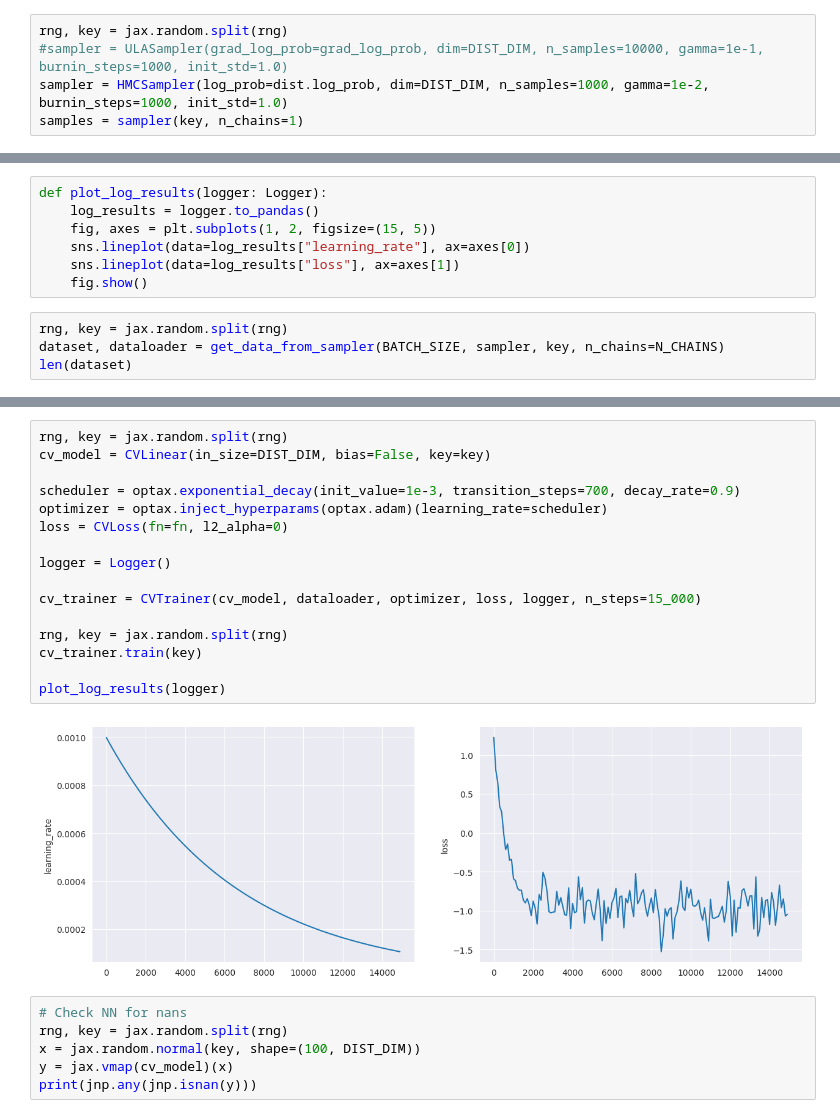
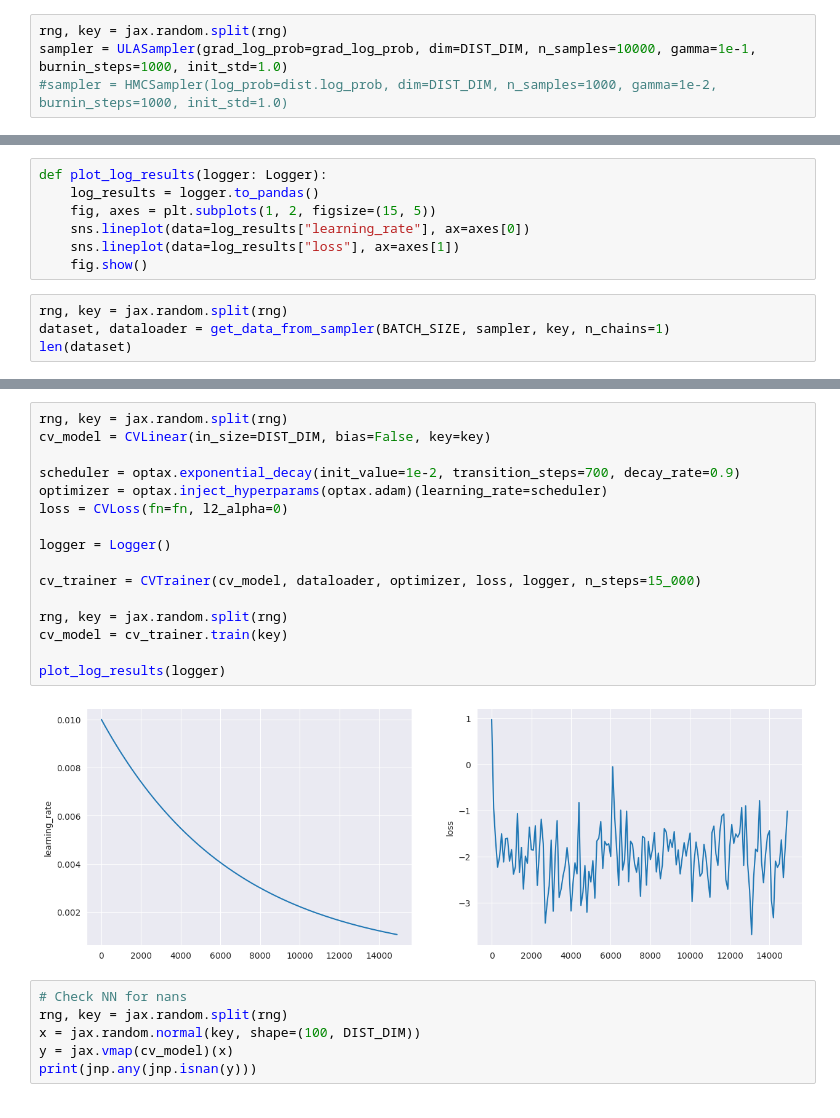
Before and after one commit to kkorolev1/mcmc-control-variates, a Jupyter notebook: experiments.ipynb, the cells around one changed output, grey strips where cells are left out. Drawn from its saved outputs; the diff is of its cells as text.

Commit message:
fix bug of train loop

```diff
--- a/experiments.ipynb
+++ b/experiments.ipynb
@@ -53,7 +54,6 @@ plt.show()
 from mcmc import ULASampler, HMCSampler
 # %%
 rng, key = jax.random.split(rng)
-#sampler = ULASampler(grad_log_prob=grad_log_prob, dim=DIST_DIM, n_samples=10000, gamma=1e-1, burnin_steps=1000, init_std=1.0)
-sampler = HMCSampler(log_prob=dist.log_prob, dim=DIST_DIM, n_samples=1000, gamma=1e-2, burnin_steps=1000, init_std=1.0)
-samples = sampler(key, n_chains=1)
+sampler = ULASampler(grad_log_prob=grad_log_prob, dim=DIST_DIM, n_samples=10000, gamma=1e-1, burnin_steps=1000, init_std=1.0)
+#sampler = HMCSampler(log_prob=dist.log_prob, dim=DIST_DIM, n_samples=1000, gamma=1e-2, burnin_steps=1000, init_std=1.0)
 # %%
@@ -119,6 +121,6 @@ def plot_log_results(logger: Logger):
     fig.show()
 # %%
 rng, key = jax.random.split(rng)
-dataset, dataloader = get_data_from_sampler(BATCH_SIZE, sampler, key, n_chains=N_CHAINS)
+dataset, dataloader = get_data_from_sampler(BATCH_SIZE, sampler, key, n_chains=1)
 len(dataset)
 # %% [output]
@@ -132,21 +134,21 @@ plt.show()
 # %%
 rng, key = jax.random.split(rng)
 cv_model = CVLinear(in_size=DIST_DIM, bias=False, key=key)
 
-scheduler = optax.exponential_decay(init_value=1e-3, transition_steps=700, decay_rate=0.9)
+scheduler = optax.exponential_decay(init_value=1e-2, transition_steps=700, decay_rate=0.9)
 optimizer = optax.inject_hyperparams(optax.adam)(learning_rate=scheduler)
 loss = CVLoss(fn=fn, l2_alpha=0)
 
 logger = Logger()
 
 cv_trainer = CVTrainer(cv_model, dataloader, optimizer, loss, logger, n_steps=15_000)
 
 rng, key = jax.random.split(rng)
-cv_trainer.train(key)
+cv_model = cv_trainer.train(key)
 
 plot_log_results(logger)
 # %% [output]
-[figure, old version]
+[figure, new version]
 # %%
 # Check NN for nans
 rng, key = jax.random.split(rng)
```
Also changed, not shown: parts of 30 cells of this notebook, 3 other files.
